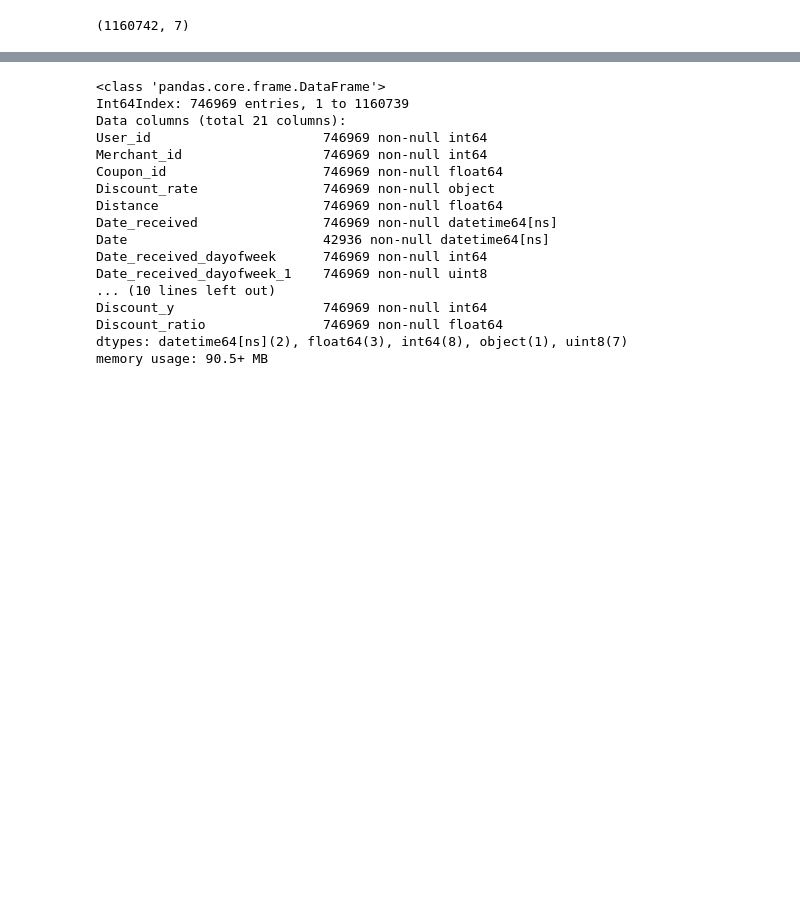
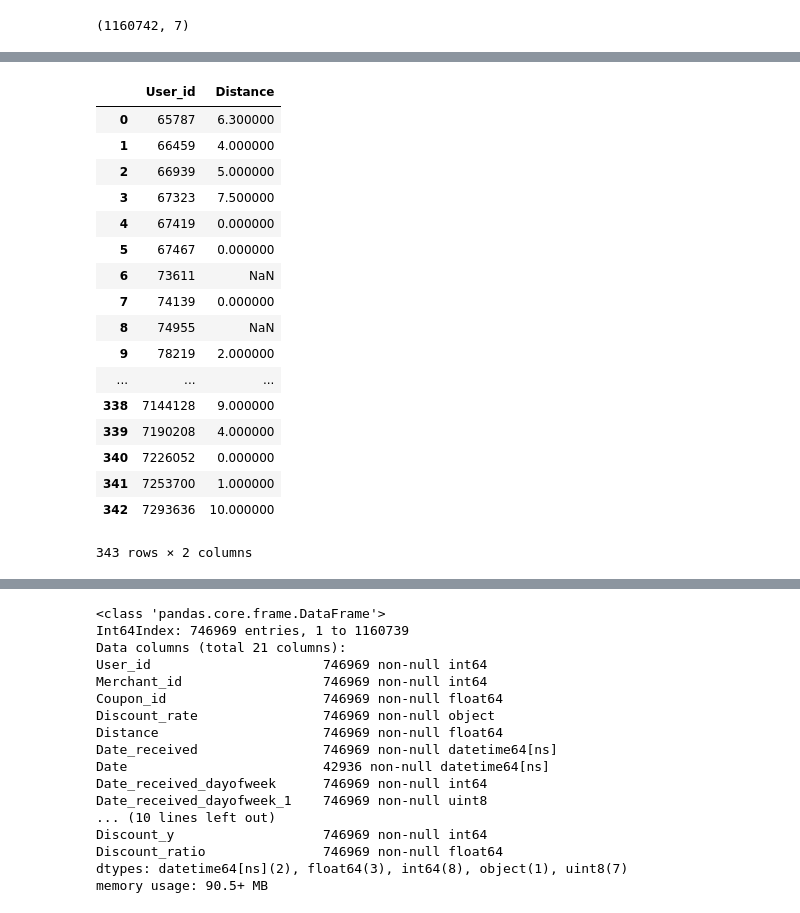
Before and after one commit to flyhead30042/ML100, a Jupyter notebook: homework/Day_051_HW.ipynb, the cells around one changed output, grey strips where cells are left out. Saved outputs shown, nothing was run; the diff lists cells and outputs as text; code cells hidden in the pictures; blank space fills up the shorter version.

```diff
--- a/homework/Day_051_HW.ipynb
+++ b/homework/Day_051_HW.ipynb
@@ -169,0 +247,21 @@ train_offline.shape
+# %%
+train.groupby(["User_id"])['Distance'].mean().reset_index()
+# %% [output]
+|  | User_id | Distance |
+| 0 | 65787 | 6.300000 |
+| 1 | 66459 | 4.000000 |
+| 2 | 66939 | 5.000000 |
+| 3 | 67323 | 7.500000 |
+| 4 | 67419 | 0.000000 |
+| 5 | 67467 | 0.000000 |
+| 6 | 73611 | NaN |
+| 7 | 74139 | 0.000000 |
+| 8 | 74955 | NaN |
+| 9 | 78219 | 2.000000 |
+| ... | ... | ... |
+| 338 | 7144128 | 9.000000 |
+| 339 | 7190208 | 4.000000 |
+| 340 | 7226052 | 0.000000 |
+| 341 | 7253700 | 1.000000 |
+| 342 | 7293636 | 10.000000 |
+343 rows × 2 columns
```
Also changed, not shown: parts of 13 cells of this notebook.
